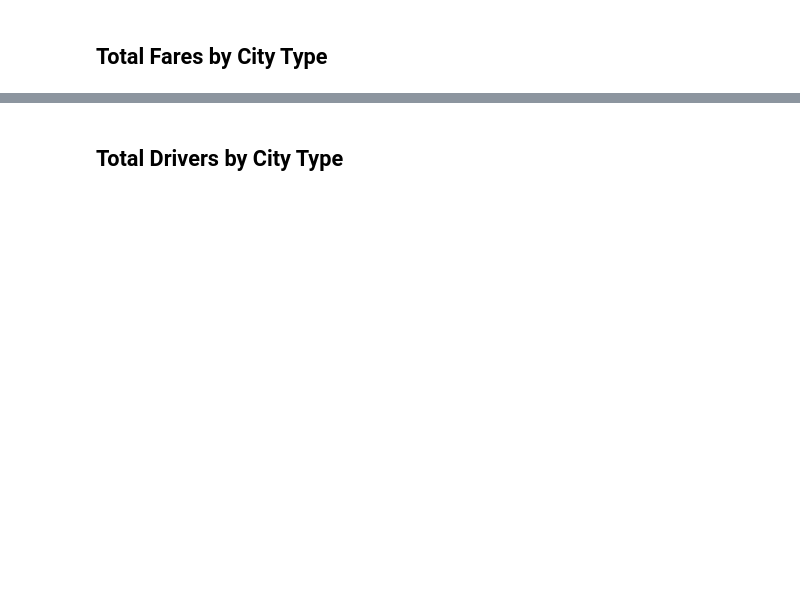
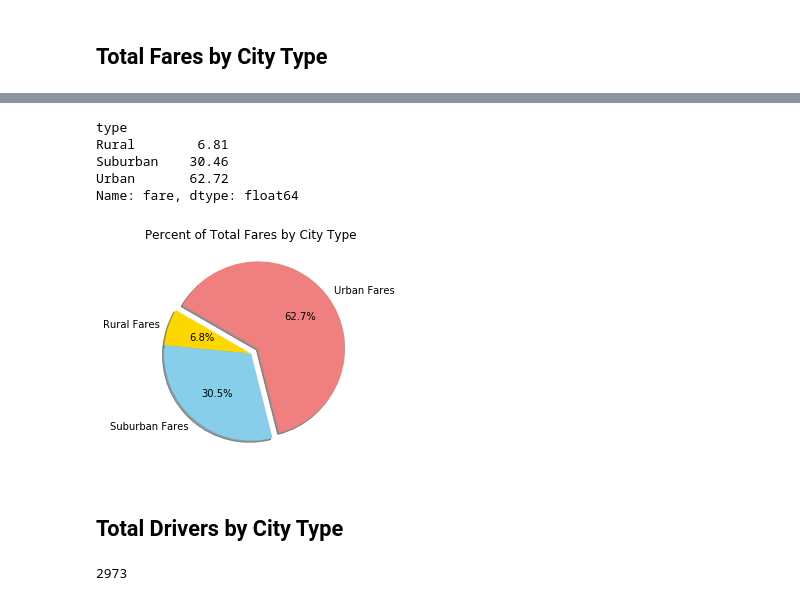
Before and after one commit to MarcThomas-Mo/matplotlib-homework, a Jupyter notebook: matplotlib-homework.ipynb, the cells around one changed output, grey strips where cells are left out. Cells and saved outputs as stored; diff of their text form; code cells hidden in the pictures; blank space fills up the shorter version.

```diff
--- a/matplotlib-homework.ipynb
+++ b/matplotlib-homework.ipynb
@@ -119,2 +171,30 @@ plt.show()
+# %%
+#labels for plotting fare percentages by type
+labels = ["Rural Fares", "Suburban Fares", "Urban Fares"]
+percent_of_fares = fares_summary
+colors = ["gold", "skyblue", "lightcoral"]
+explode = (0, 0, 0.1)
+percent_of_fares
+# %% [output]
+type
+Rural        6.81
+Suburban    30.46
+Urban       62.72
+Name: fare, dtype: float64
+# %%
+# Show Figure
+#plotting ride percentages by type
+plt.title("Percent of Total Fares by City Type")
+plt.pie(percent_of_fares
+        , explode = explode
+        , labels = labels
+        , colors = colors
+        , autopct = "%1.1f%%"
+       , shadow =True
+       , startangle = 150
+       )
+plt.show()
+# %% [output]
+[figure, added]
 # %% [markdown]
 ## Total Drivers by City Type
@@ -129,0 +201,6 @@ plt.show()
+# %%
+#total drivers for % calculation
+total_drivers= city_data["driver_count"].sum()
+total_drivers
+# %% [output]
+2973
```
Also changed, not shown: parts of 24 cells of this notebook, 1 other file.
